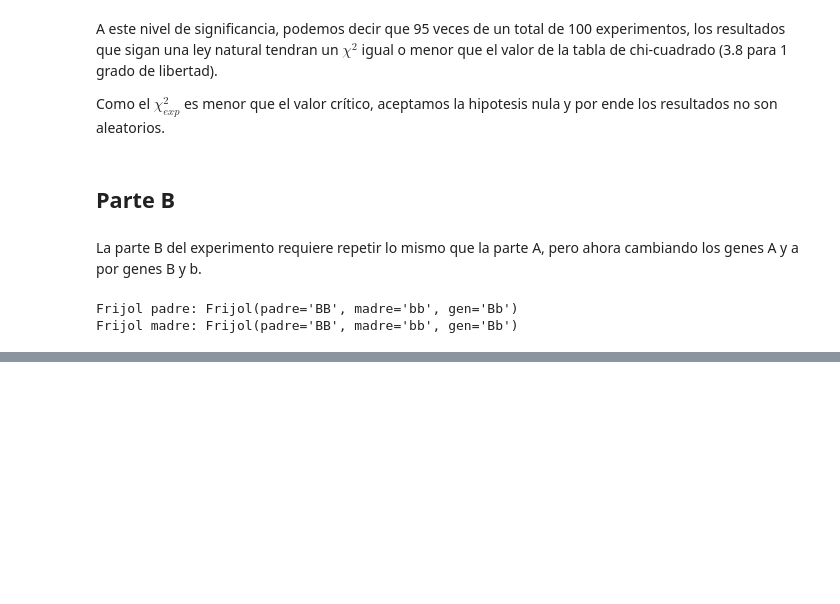
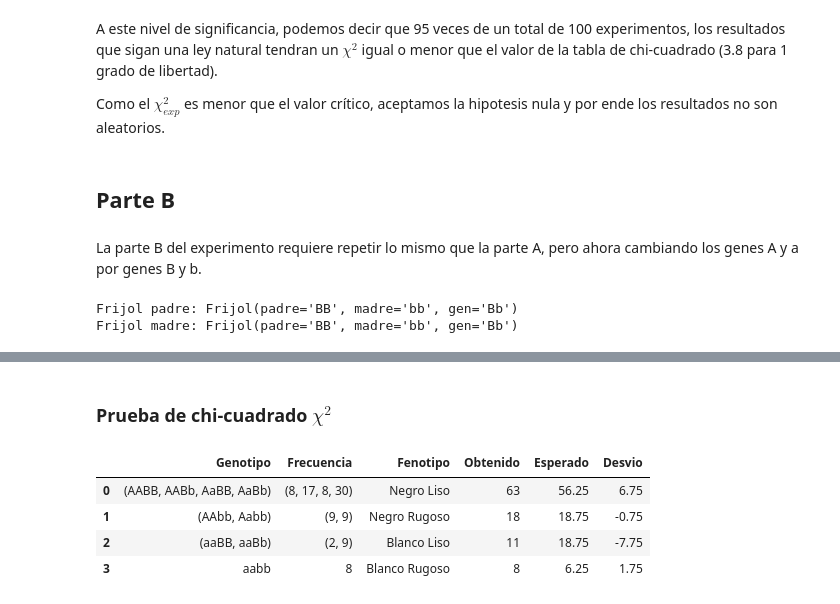
Before and after one commit to DangoMelon/biolab-fisi, a Jupyter notebook: biolab08.ipynb, the cells around one changed output, grey strips where cells are left out. Saved outputs shown, nothing was run; the diff lists cells and outputs as text; code cells hidden in the pictures; blank space fills up the shorter version.

```diff
--- a/biolab08.ipynb
+++ b/biolab08.ipynb
@@ -370,0 +344,7 @@ Frijol(padre='AaBb', madre='AaBb', gen='Aabb')
+# %%
+nveces = 100
+
+resultados_b = pd.DataFrame([padre_b + madre_b for i in range(nveces)])
+
+# Mostramos los primeros 5 resultados
+resultados_b.head()
@@ -370,0 +386,39 @@ Frijol(padre='AaBb', madre='AaBb', gen='Aabb')
+# %% [markdown]
+### Prueba de chi-cuadrado $\chi^2$
+# %%
+resumen_ab = pd.DataFrame(
+    dict(
+        Genotipo=["(AABB, AABb, AaBB, AaBb)", "(AAbb, Aabb)", "(aaBB, aaBb)", "aabb"],
+        Frecuencia=[
+            (
+                frecuencias_ab.AABB,
+                frecuencias_ab.AABb,
+                frecuencias_ab.AaBB,
+                frecuencias_ab.AaBb,
+            ),
+            (frecuencias_ab.AAbb, frecuencias_ab.Aabb),
+            (frecuencias_ab.aaBB, frecuencias_ab.aaBb),
+            frecuencias_ab.aabb,
+        ],
+        Fenotipo=["Negro Liso", "Negro Rugoso", "Blanco Liso", "Blanco Rugoso"],
+        Obtenido=[
+            frecuencias_ab.AABB
+            + frecuencias_ab.AABb
+            + frecuencias_ab.AaBB
+            + frecuencias_ab.AaBb,
+            frecuencias_ab.AAbb + frecuencias_ab.Aabb,
+            frecuencias_ab.aaBB + frecuencias_ab.aaBb,
+            frecuencias_ab.aabb,
+        ],
+        Esperado=[100 * 9 / 16, 100 * 3 / 16, 100 * 3 / 16, 100 * 1 / 16],
+    ),
+)
+resumen_ab["Esperado"] = resumen_ab.Esperado.apply(lambda x: np.round(x, 2))
+resumen_ab["Desvio"] = resumen_ab.Obtenido - resumen_ab.Esperado
+resumen_ab
+# %% [output]
+|  | Genotipo | Frecuencia | Fenotipo | Obtenido | Esperado | Desvio |
+| 0 | (AABB, AABb, AaBB, AaBb) | (8, 17, 8, 30) | Negro Liso | 63 | 56.25 | 6.75 |
+| 1 | (AAbb, Aabb) | (9, 9) | Negro Rugoso | 18 | 18.75 | -0.75 |
+| 2 | (aaBB, aaBb) | (2, 9) | Blanco Liso | 11 | 18.75 | -7.75 |
+| 3 | aabb | 8 | Blanco Rugoso | 8 | 6.25 | 1.75 |
```
Also changed, not shown: parts of 38 cells of this notebook.
